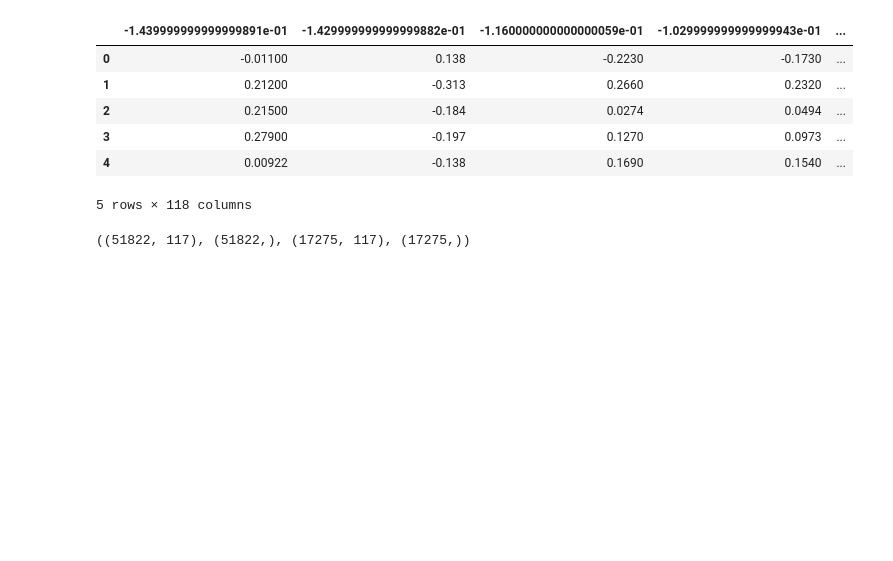
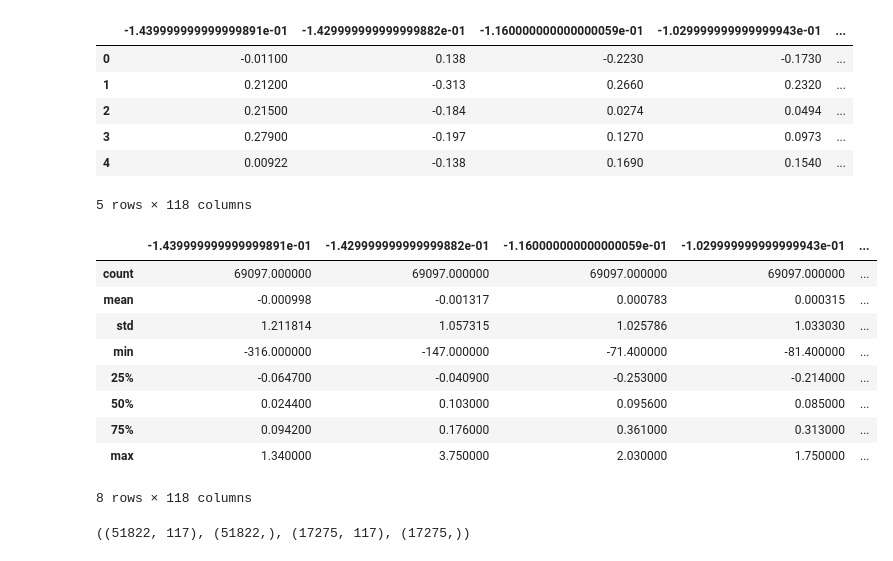
Before and after one commit to syj19950301/Data_Science_1, a Jupyter notebook: cs109a_hw6_submission.ipynb, the cells around one changed output. Cells and saved outputs as stored; diff of their text form; code cells hidden in the pictures; blank space fills up the shorter version.

```diff
--- a/cs109a_hw6_submission.ipynb
+++ b/cs109a_hw6_submission.ipynb
@@ -85,4 +85,17 @@ df.head()
 | 3 | 0.27900 | -0.197 | 0.1270 | 0.0973 | ... |
 | 4 | 0.00922 | -0.138 | 0.1690 | 0.1540 | ... |
 5 rows × 118 columns
+# %%
+df.describe()
+# %% [output]
+|  | -1.439999999999999891e-01 | -1.429999999999999882e-01 | -1.160000000000000059e-01 | -1.029999999999999943e-01 | ... |
+| count | 69097.000000 | 69097.000000 | 69097.000000 | 69097.000000 | ... |
+| mean | -0.000998 | -0.001317 | 0.000783 | 0.000315 | ... |
+| std | 1.211814 | 1.057315 | 1.025786 | 1.033030 | ... |
+| min | -316.000000 | -147.000000 | -71.400000 | -81.400000 | ... |
+| 25% | -0.064700 | -0.040900 | -0.253000 | -0.214000 | ... |
+| 50% | 0.024400 | 0.103000 | 0.095600 | 0.085000 | ... |
+| 75% | 0.094200 | 0.176000 | 0.361000 | 0.313000 | ... |
+| max | 1.340000 | 3.750000 | 2.030000 | 1.750000 | ... |
+8 rows × 118 columns
 # %%
```
Also changed, not shown: parts of 2 cells of this notebook, 1 other file.
